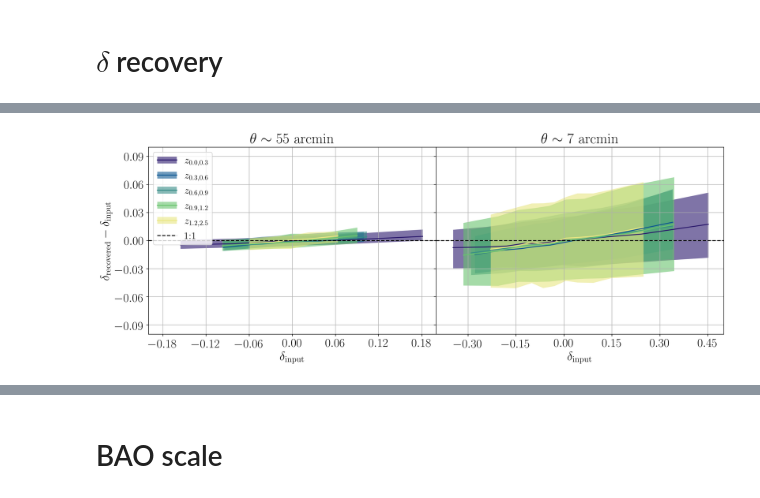
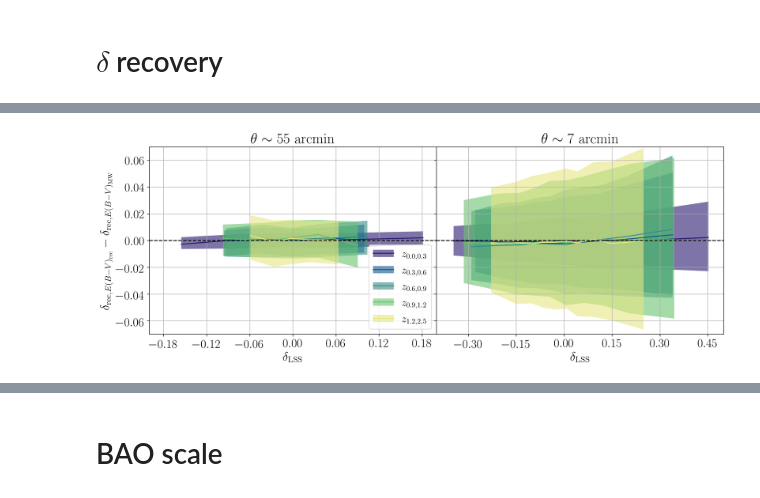
Before and after one commit to MBravoS/MW_dust_galcat, a Jupyter notebook: Plots_main.ipynb, the cells around one changed output, grey strips where cells are left out. Saved outputs shown, nothing was run; the diff lists cells and outputs as text; code cells hidden in the pictures.

Commit message:
Updated plots

```diff
--- a/Plots_main.ipynb
+++ b/Plots_main.ipynb
@@ -485,5 +488,5 @@ plot.show()
 # %% [markdown]
 # $\delta$ recovery
 # %%
-delta_Buz_r260_n6=delta_recovery(6,int_Buz_r260_n6,pix_Buz_r260_n6,dust_Buz_r260,map_Buz_r260_n6)
-delta_Buz_r260_n9=delta_recovery(9,int_Buz_r260_n9,pix_Buz_r260_n9,dust_Buz_r260,map_Buz_r260_n9)
+delta_Buz_r260_n6_in,delta_Buz_r260_n6_out=delta_recovery(6,int_Buz_r260_n6,pix_Buz_r260_n6,dust_Buz_r260,map_Buz_r260_n6)
+delta_Buz_r260_n9_in,delta_Buz_r260_n9_out=delta_recovery(9,int_Buz_r260_n9,pix_Buz_r260_n9,dust_Buz_r260,map_Buz_r260_n9)
@@ -490,6 +560,5 @@ delta_Buz_r260_n9=delta_recovery(9,int_Buz_r260_n9,pix_Buz_r260_n9,dust_Buz_r260
 # %%
 col_map=cm.get_cmap(cmo.cm.haline)
-delta_Buz_r260={}
 
 fig=plot.figure(figsize=(new_fig_size[0]*2,new_fig_size[1]))
 spec=gs.GridSpec(nrows=1,ncols=2,figure=fig,wspace=0,hspace=0,left=0.08,right=0.99,bottom=0.13,top=0.92)
@@ -498,50 +567,47 @@ temp=fax[1].get_yaxis().set_ticklabels([])
 temp=fax[0].get_xaxis().set_ticks([-0.18,-0.12,-0.06,0.0,0.06,0.12,0.18])
 temp=fax[1].get_xaxis().set_ticks([-0.3,-0.15,0.0,0.15,0.30,0.45])
 for i in range(2):
-    temp=fax[i].get_yaxis().set_ticks([-0.09,-0.06,-0.03,0.0,0.03,0.06,0.09])
+    temp=fax[i].get_yaxis().set_ticks([-0.06,-0.04,-0.02,0.0,0.02,0.04,0.06])
     fax[i].set_rasterized(True)
 zlist=['z015','z045','z075','z105','z185']
 
 # nlow
 fax[0].set_title(nlow)
 for i in range(len(zlist)):
     z=zlist[i]
-    sp.errorband(delta_Buz_r260_n6[f'delta_input_{z}'],delta_Buz_r260_n6[f'delta_recovered_{z}']-delta_Buz_r260_n6[f'delta_input_{z}'],
-                 stat_mid='median',bin_type='equal',stat_low=16,ylabel='$\delta_\mathrm{recovered}-\delta_\mathrm{input}$',
-                 stat_high=84,line=True,ax=fax[0],bins=5,band_kw={'color':col_map(1.0*i/(L-0.8)),'alpha':0.6},
-                 xlabel='$\delta_\mathrm{input}$',xlim=[-0.2,0.2],ylim=[-0.1,0.1],line_kw={'c':col_map(1.0*i/(L-0.8))})
+    sp.errorband(delta_Buz_r260_n6_in[f'delta_input_{z}'],delta_Buz_r260_n6_out[f'delta_recovered_{z}']-delta_Buz_r260_n6_in[f'delta_recovered_{z}'],stat_mid='median',
+                 bin_type='equal',stat_low=16,stat_high=84,line=True,ax=fax[0],bins=5,band_kw={'color':col_map(1.0*i/(L-0.8)),'alpha':0.6},
+                 ylabel='$\delta_{\mathrm{rec},E(B-V)_\mathrm{rec}}-\delta_{\mathrm{rec},E(B-V)_\mathrm{MW}}$',
+                 xlabel='$\delta_\mathrm{LSS}$',xlim=[-0.2,0.2],ylim=[-0.07,0.07],line_kw={'c':col_map(1.0*i/(L-0.8))})
 sp.axline(a=0,c='k',linestyle='dashed',ax=fax[0])
 
 # nhigh
 fax[1].set_title(nhigh)
 for i in range(len(zlist)):
     z=zlist[i]
-    sp.errorband(delta_Buz_r260_n9[f'delta_input_{z}'],delta_Buz_r260_n9[f'delta_recovered_{z}']-delta_Buz_r260_n9[f'delta_input_{z}'],
+    sp.errorband(delta_Buz_r260_n9_in[f'delta_input_{z}'],delta_Buz_r260_n9_out[f'delta_recovered_{z}']-delta_Buz_r260_n9_in[f'delta_recovered_{z}'],
                  stat_mid='median',bin_type='equal',stat_low=16,stat_high=84,line=True,ax=fax[1],bins=10,xlim=[-0.4,0.5],
-                 band_kw={'color':col_map(1.0*i/(L-0.8)),'alpha':0.6},xlabel='$\delta_\mathrm{input}$',ylim=[-0.1,0.1],
+                 band_kw={'color':col_map(1.0*i/(L-0.8)),'alpha':0.6},xlabel='$\delta_\mathrm{LSS}$',ylim=[-0.07,0.07],
                  line_kw={'c':col_map(1.0*i/(L-0.8))})
 sp.axline(a=0,c='k',linestyle='dashed',ax=fax[1])
 
 #Legend
 fax[0].legend([(patches.Patch(color=col_map(0.0/(L-0.8)),alpha=0.6,linewidth=0),
                    lines.Line2D([0,1],[0,1],color=col_map(0.0/(L-0.8)))),
                   (patches.Patch(color=col_map(1.0/(L-0.8)),alpha=0.6,linewidth=0),
                    lines.Line2D([0,1],[0,1],color=col_map(1.0/(L-0.8)))),
                   (patches.Patch(color=col_map(2.0/(L-0.8)),alpha=0.6,linewidth=0),
                    lines.Line2D([0,1],[0,1],color=col_map(2.0/(L-0.8)))),
                   (patches.Patch(color=col_map(3.0/(L-0.8)),alpha=0.6,linewidth=0),
                    lines.Line2D([0,1],[0,1],color=col_map(3.0/(L-0.8)))),
                   (patches.Patch(color=col_map(4.0/(L-0.8)),alpha=0.6,linewidth=0),
-                   lines.Line2D([0,1],[0,1],color=col_map(4.0/(L-0.8)))),
-                  lines.Line2D([0,1],[0,1],color='k',linestyle='dashed')],
-                 ['$z_{0.0,0.3}$','$z_{0.3,0.6}$','$z_{0.6,0.9}$','$z_{0.9,1.2}$','$z_{1.2,2.5}$','1:1'],
-                 fontsize=16,handler_map={tuple:HandlerTuple(ndivide=1)},loc=2)
+                   lines.Line2D([0,1],[0,1],color=col_map(4.0/(L-0.8))))],
+                 ['$z_{0.0,0.3}$','$z_{0.3,0.6}$','$z_{0.6,0.9}$','$z_{0.9,1.2}$','$z_{1.2,2.5}$'],
+                 fontsize=17,handler_map={tuple:HandlerTuple(ndivide=1)},loc=4)
 
-#plot.savefig('../MWdust_results/delta_recovery_B260.pdf')
-#plot.savefig('../MWdust_results/PNG/delta_recovery_B260.png')
-plot.savefig('../MWdust_results/delta_recovery_B260_frominput.pdf')
-plot.savefig('../MWdust_results/PNG/delta_recovery_B260_frominput.png')
+plot.savefig('../MWdust_results/delta_recovery_diff_B260.pdf')
+plot.savefig('../MWdust_results/PNG/delta_recovery_diff_B260.png')
 plot.show()
 # %% [output]
-[figure, old version]
+[figure, new version]
 # %%
```
Also changed, not shown: parts of 8 cells of this notebook.
